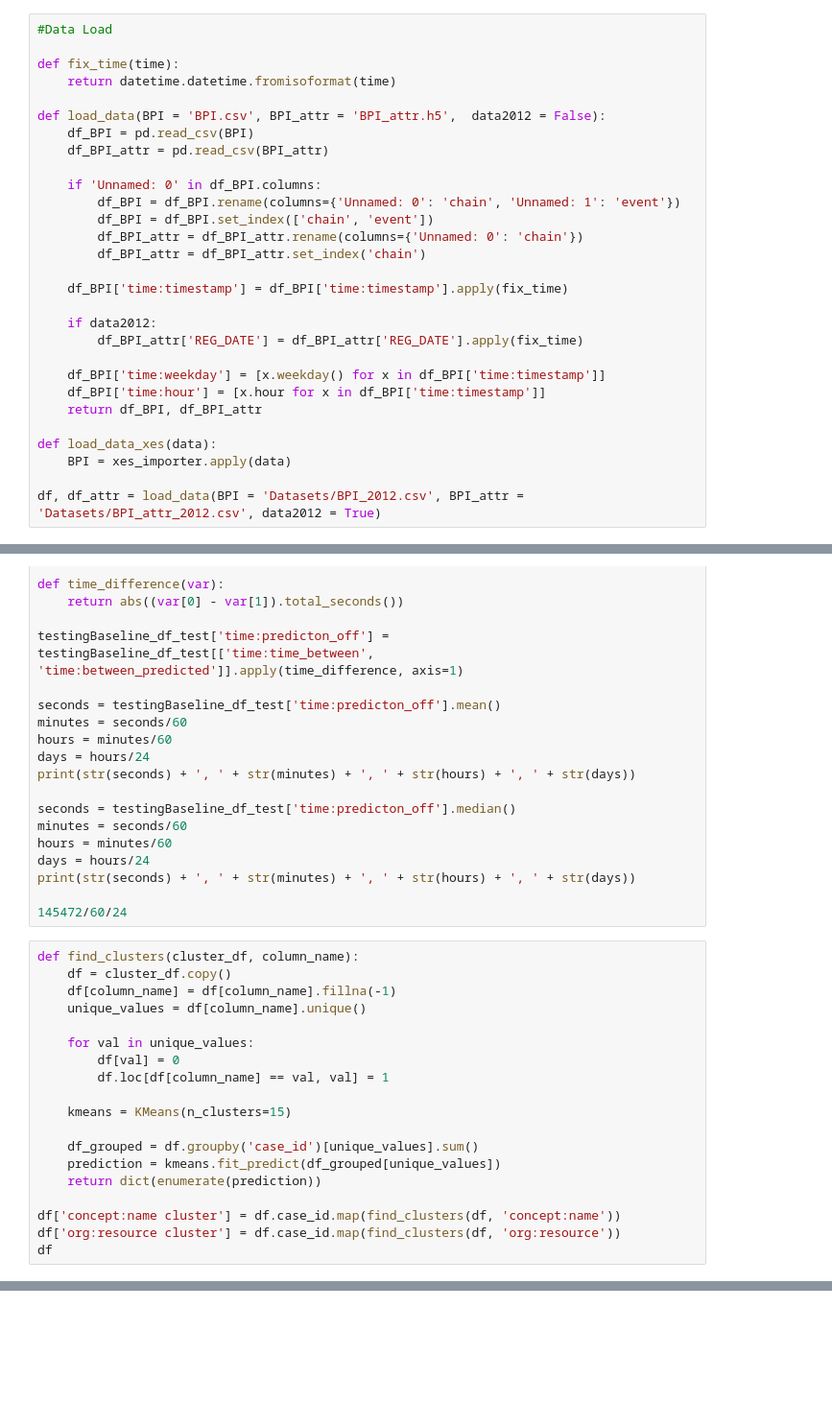
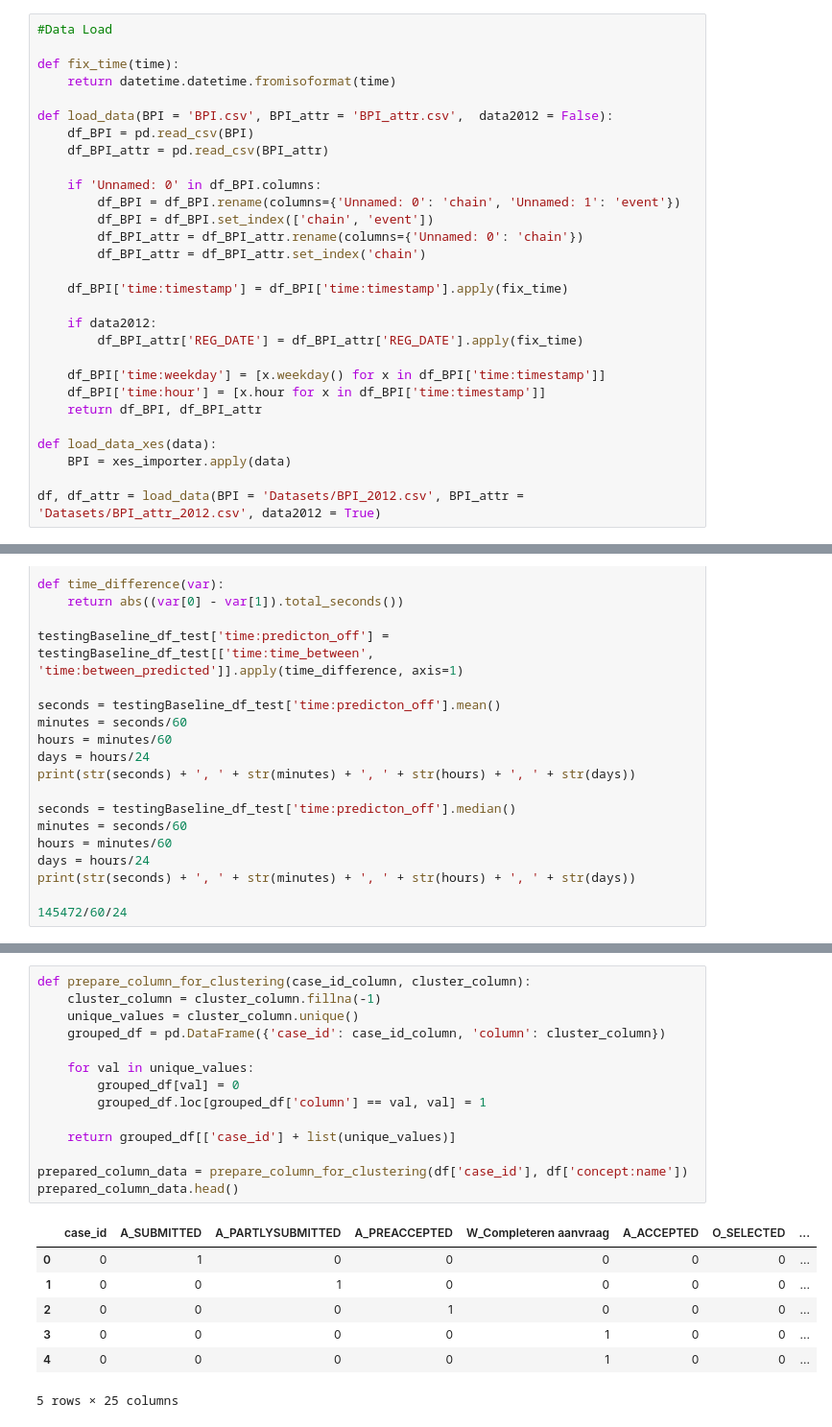
Before and after one commit to erenaydoslu/process-minning, a Jupyter notebook: Miner.ipynb, the cells around one changed output, grey strips where cells are left out. Shown at 96% size. Drawn from its saved outputs; the diff is of its cells as text; blank space fills up the shorter version.

```diff
--- a/Miner.ipynb
+++ b/Miner.ipynb
@@ -117,7 +119,7 @@ if 'Unnamed: 0' in xesToCsv_df_BPI.columns:
 def fix_time(time):
     return datetime.datetime.fromisoformat(time)
 
-def load_data(BPI = 'BPI.csv', BPI_attr = 'BPI_attr.h5',  data2012 = False):
+def load_data(BPI = 'BPI.csv', BPI_attr = 'BPI_attr.csv',  data2012 = False):
     df_BPI = pd.read_csv(BPI)
     df_BPI_attr = pd.read_csv(BPI_attr)
 
@@ -535,22 +508,3 @@ days = hours/24
 print(str(seconds) + ', ' + str(minutes) + ', ' + str(hours) + ', ' + str(days))
 
 145472/60/24
-# %%
-def find_clusters(cluster_df, column_name):
-    df = cluster_df.copy()
-    df[column_name] = df[column_name].fillna(-1)
-    unique_values = df[column_name].unique()
-
-    for val in unique_values:
-        df[val] = 0
-        df.loc[df[column_name] == val, val] = 1
-
-    kmeans = KMeans(n_clusters=15)
-
-    df_grouped = df.groupby('case_id')[unique_values].sum()
-    prediction = kmeans.fit_predict(df_grouped[unique_values])
-    return dict(enumerate(prediction))
-
-df['concept:name cluster'] = df.case_id.map(find_clusters(df, 'concept:name'))
-df['org:resource cluster'] = df.case_id.map(find_clusters(df, 'org:resource'))
-df
@@ -604,0 +511,22 @@ X_dtc
+# %%
+def prepare_column_for_clustering(case_id_column, cluster_column):
+    cluster_column = cluster_column.fillna(-1)
+    unique_values = cluster_column.unique()
+    grouped_df = pd.DataFrame({'case_id': case_id_column, 'column': cluster_column})
+
+    for val in unique_values:
+        grouped_df[val] = 0
+        grouped_df.loc[grouped_df['column'] == val, val] = 1
+
+    return grouped_df[['case_id'] + list(unique_values)]
+
+prepared_column_data = prepare_column_for_clustering(df['case_id'], df['concept:name'])
+prepared_column_data.head()
+# %% [output]
+|  | case_id | A_SUBMITTED | A_PARTLYSUBMITTED | A_PREACCEPTED | W_Completeren aanvraag | A_ACCEPTED | O_SELECTED | ... |
+| 0 | 0 | 1 | 0 | 0 | 0 | 0 | 0 | ... |
+| 1 | 0 | 0 | 1 | 0 | 0 | 0 | 0 | ... |
+| 2 | 0 | 0 | 0 | 1 | 0 | 0 | 0 | ... |
+| 3 | 0 | 0 | 0 | 0 | 1 | 0 | 0 | ... |
+| 4 | 0 | 0 | 0 | 0 | 1 | 0 | 0 | ... |
+5 rows × 25 columns
```
Also changed, not shown: parts of 10 cells of this notebook.
